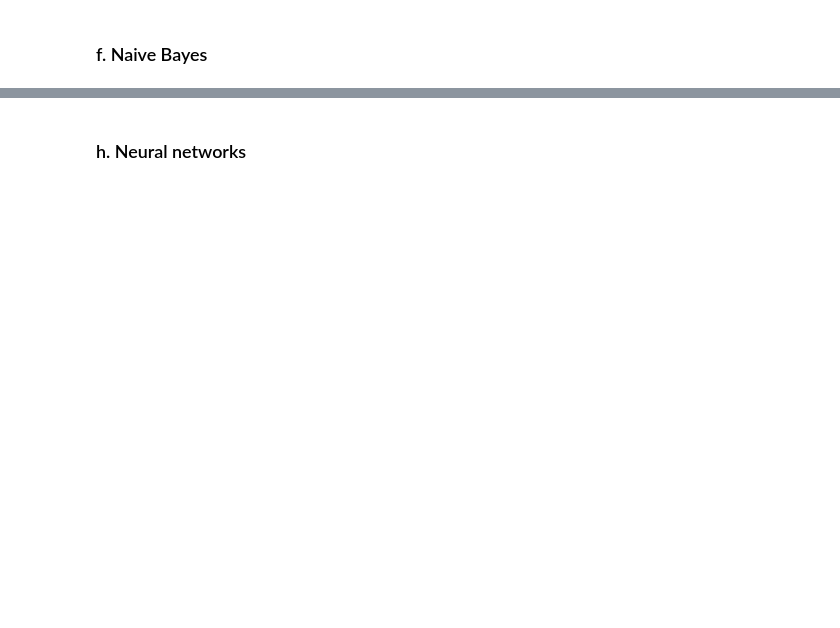
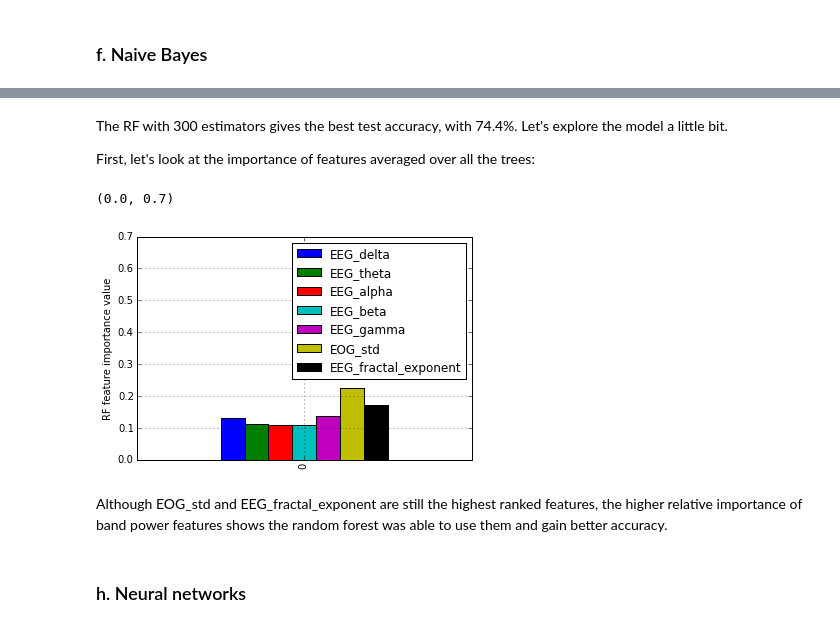
Before and after one commit to hubertjb/UCDDB-classification, a Jupyter notebook: ucddb_classification.ipynb, the cells around one changed output, grey strips where cells are left out. Saved outputs shown, nothing was run; the diff lists cells and outputs as text; code cells hidden in the pictures; blank space fills up the shorter version.

```diff
--- a/ucddb_classification.ipynb
+++ b/ucddb_classification.ipynb
@@ -174,0 +598,13 @@ TODO: Describe the procedure...
+# %%
+print('Classifier 7: Random Forest')
+print('')
+
+clf = ensemble.RandomForestClassifier(random_state=rng, oob_score=True)
+param_grid = [{'n_estimators': [300]}]
+
+bestRFclf, train_acc, test_acc = gridSearch_thenTest(clf, param_grid, cv, X_train, y_train, X_test, y_test)
+
+print('')
+
+clfs[0,7] = train_acc
+clfs[1,7] = test_acc
@@ -175,2 +632,16 @@ TODO: Describe the procedure...
+# %% [markdown]
+The RF with 300 estimators gives the best test accuracy, with 74.4%. Let's explore the model a little bit.
+
+First, let's look at the importance of features averaged over all the trees:
+# %%
+RFcoef = pd.DataFrame(np.reshape(bestRFclf.feature_importances_,(1,7)), columns=feats.columns[:-1])
+RFcoef.plot(kind='bar')
+plt.ylabel('RF feature importance value')
+plt.ylim(ymax=0.7)
+# %% [output]
+(0.0, 0.7)
+[figure, added]
+# %% [markdown]
+Although EOG_std and EEG_fractal_exponent are still the highest ranked features, the higher relative importance of band power features shows the random forest was able to use them and gain better accuracy.
 # %% [markdown]
 ### h. Neural networks
```
Also changed, not shown: parts of 74 cells of this notebook, 1 other file.
